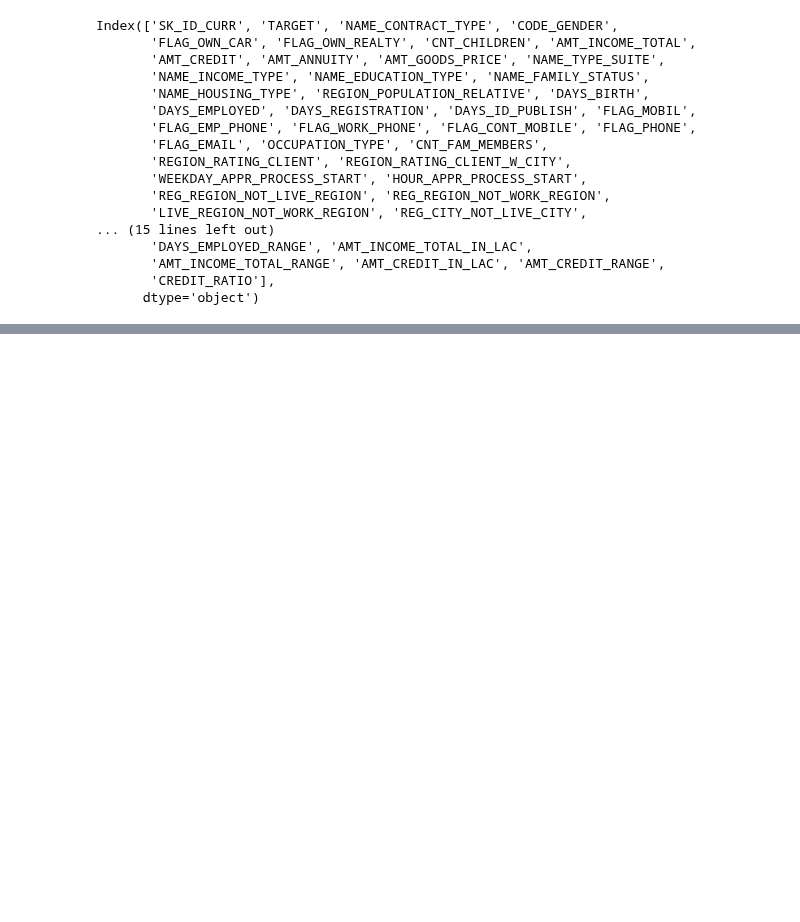
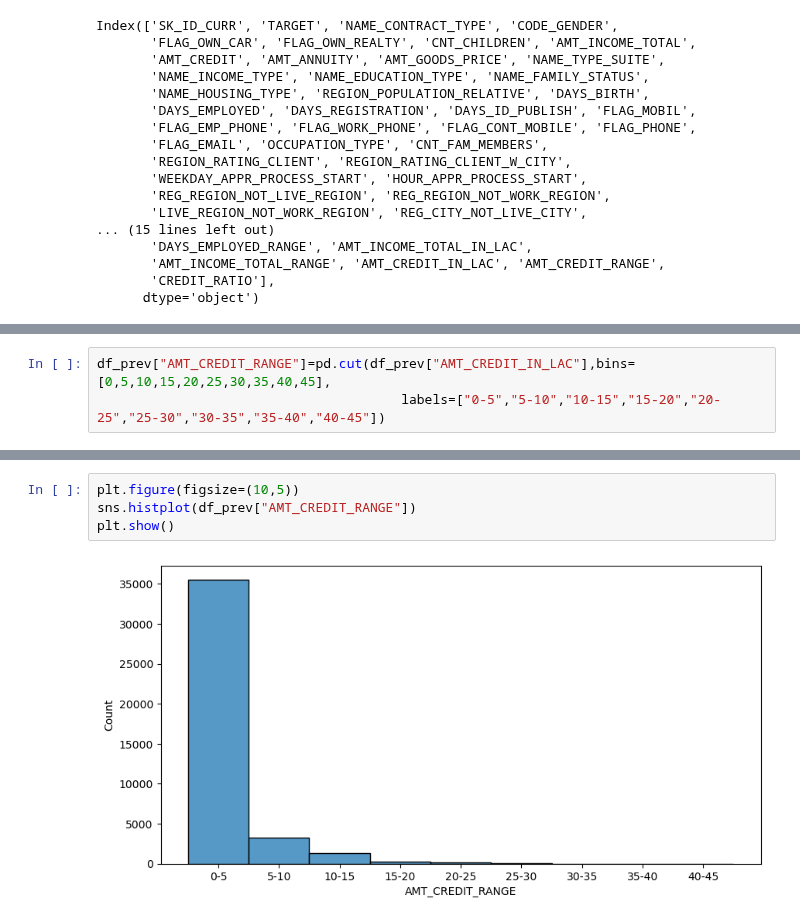
Before and after one commit to Rider-04/daily-python-data-lab, a Jupyter notebook: 03_pandas/bank_loan_case_study.ipynb, the cells around one changed output, grey strips where cells are left out. Cells and saved outputs as stored; diff of their text form; blank space fills up the shorter version.

```diff
--- a/03_pandas/bank_loan_case_study.ipynb
+++ b/03_pandas/bank_loan_case_study.ipynb
@@ -1715,0 +1879,3 @@ df_app.loc[:10:,'AMT_GOODS_PRICE':'AMT_REQ_CREDIT_BUREAU_DAY':9]
+# %%
+df_prev["AMT_CREDIT_RANGE"]=pd.cut(df_prev["AMT_CREDIT_IN_LAC"],bins=[0,5,10,15,20,25,30,35,40,45],
+                                       labels=["0-5","5-10","10-15","15-20","20-25","25-30","30-35","35-40","40-45"])
@@ -1715,0 +1896,6 @@ df_app.loc[:10:,'AMT_GOODS_PRICE':'AMT_REQ_CREDIT_BUREAU_DAY':9]
+# %%
+plt.figure(figsize=(10,5))
+sns.histplot(df_prev["AMT_CREDIT_RANGE"])
+plt.show()
+# %% [output]
+[figure, added]
```
Also changed, not shown: parts of 24 cells of this notebook.
